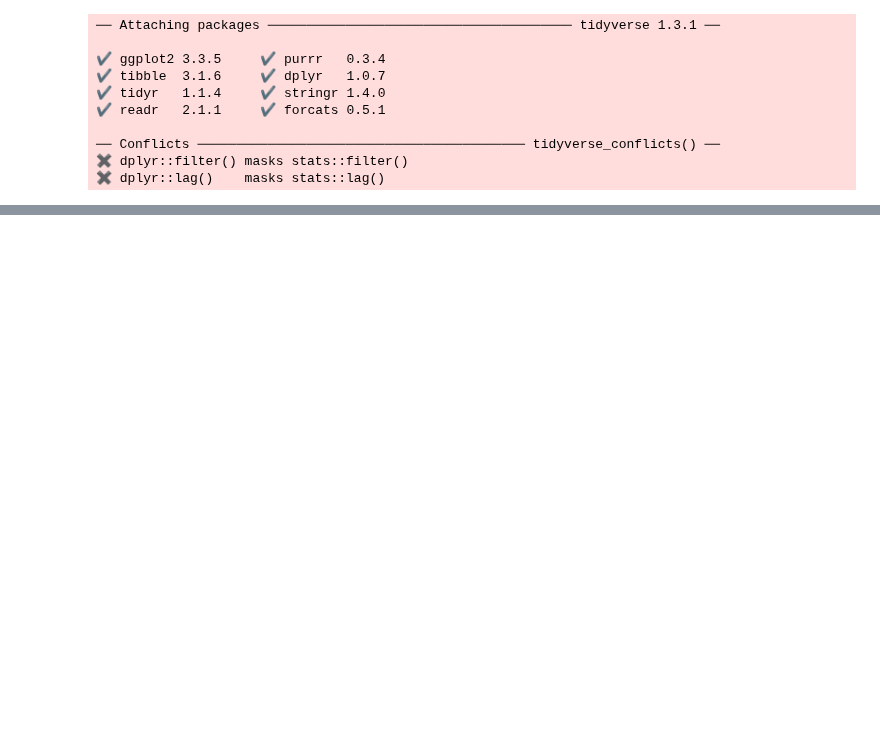
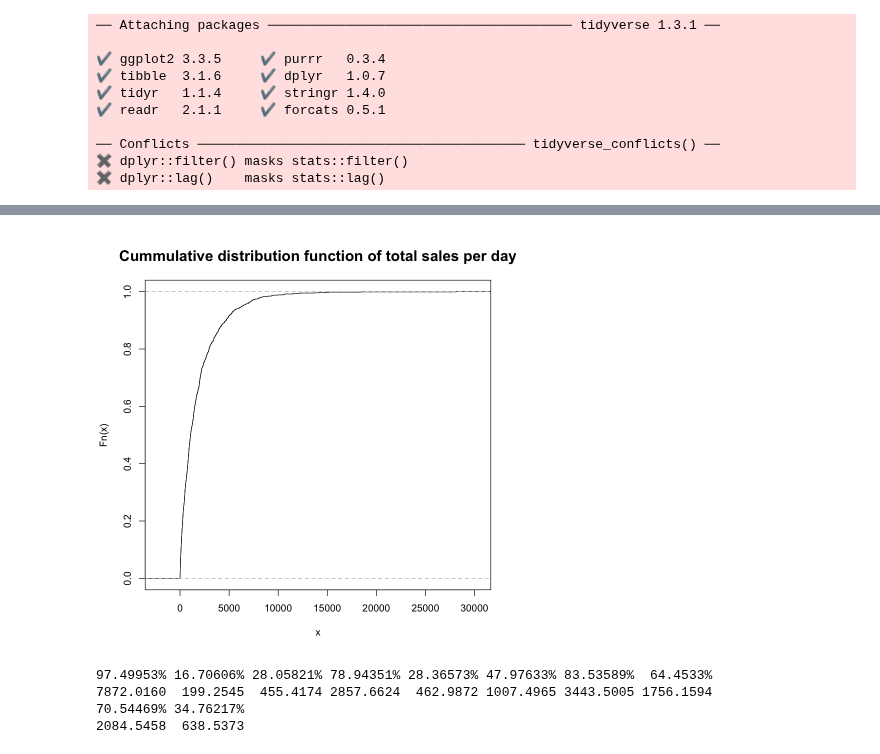
Before and after one commit to ppkgtmm/data-models, a Jupyter notebook: L7/Exercise.ipynb, the cells around one changed output, grey strips where cells are left out. Drawn from its saved outputs; the diff is of its cells as text; code cells hidden in the pictures; blank space fills up the shorter version.

```diff
--- a/L7/Exercise.ipynb
+++ b/L7/Exercise.ipynb
@@ -60,0 +63,12 @@ theme_bw(base_size = 20)
+# %%
+cdf <- ecdf(sum_day_sales$`Total Sales`)
+plot(cdf, main = 'Cummulative distribution function of total sales per day', cex.main = 1.5)
+# %% [output]
+[figure, added]
+# %%
+quantile(sum_day_sales$`Total Sales`, runif(10))
+# %% [output]
+97.49953% 16.70606% 28.05821% 78.94351% 28.36573% 47.97633% 83.53589%  64.4533%
+7872.0160  199.2545  455.4174 2857.6624  462.9872 1007.4965 3443.5005 1756.1594
+70.54469% 34.76217%
+2084.5458  638.5373
```
Also changed, not shown: parts of 4 cells of this notebook.
